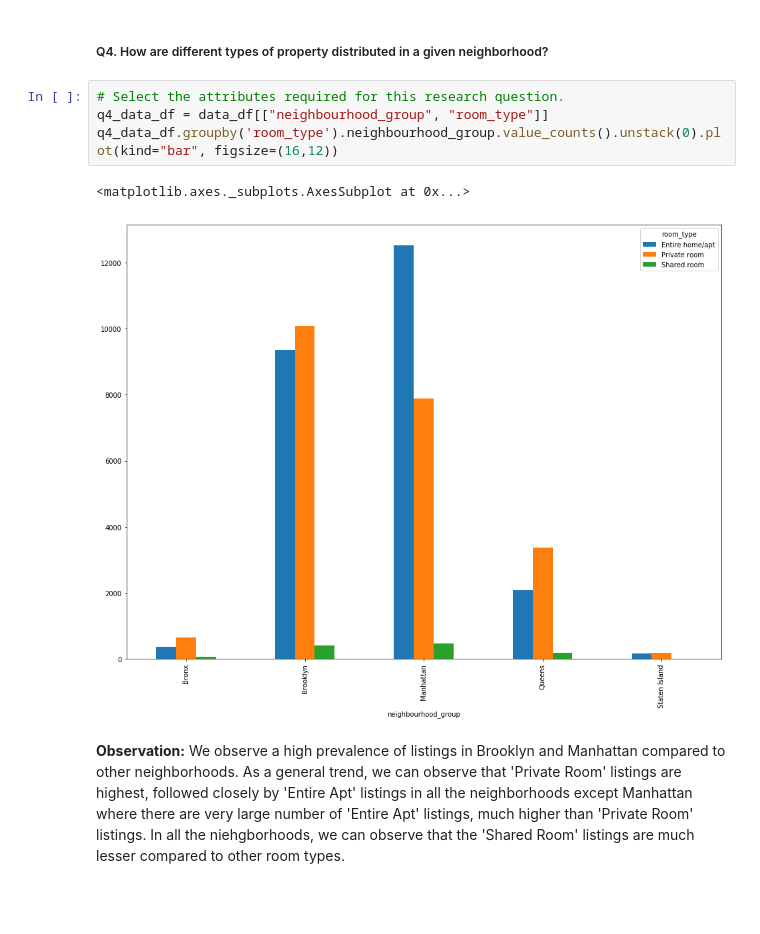
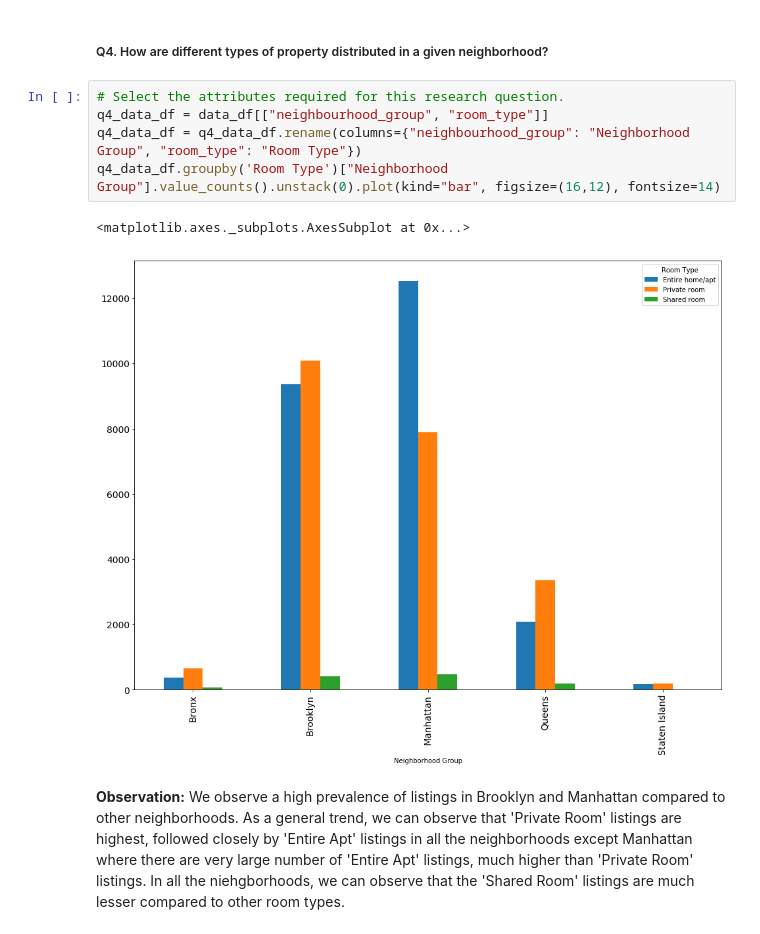
Before and after one commit to bhuvi3/DATA512-Project, a Jupyter notebook: final_project_report.ipynb, the cells around one changed output. Drawn from its saved outputs; the diff is of its cells as text; blank space fills up the shorter version.

Commit message:
Update report and add presetation and figures.

```diff
--- a/final_project_report.ipynb
+++ b/final_project_report.ipynb
@@ -371,10 +371,11 @@ strong multicollinearity problems or that the design matrix is singular.
 # %%
 # Select the attributes required for this research question.
 q4_data_df = data_df[["neighbourhood_group", "room_type"]]
-q4_data_df.groupby('room_type').neighbourhood_group.value_counts().unstack(0).plot(kind="bar", figsize=(16,12))
+q4_data_df = q4_data_df.rename(columns={"neighbourhood_group": "Neighborhood Group", "room_type": "Room Type"})
+q4_data_df.groupby('Room Type')["Neighborhood Group"].value_counts().unstack(0).plot(kind="bar", figsize=(16,12), fontsize=14)
 # %% [output]
 <matplotlib.axes._subplots.AxesSubplot at 0x...>
-[figure, old version]
+[figure, new version]
 # %% [markdown]
 **Observation:** We observe a high prevalence of listings in Brooklyn and Manhattan compared to other neighborhoods. As a general trend, we can observe that 'Private Room' listings are highest, followed closely by 'Entire Apt' listings in all the neighborhoods except Manhattan where there are very large number of 'Entire Apt' listings, much higher than 'Private Room' listings. In all the niehgborhoods, we can observe that the 'Shared Room' listings are much lesser compared to other room types.
 # %% [markdown]
```
Also changed, not shown: 4 other files.
